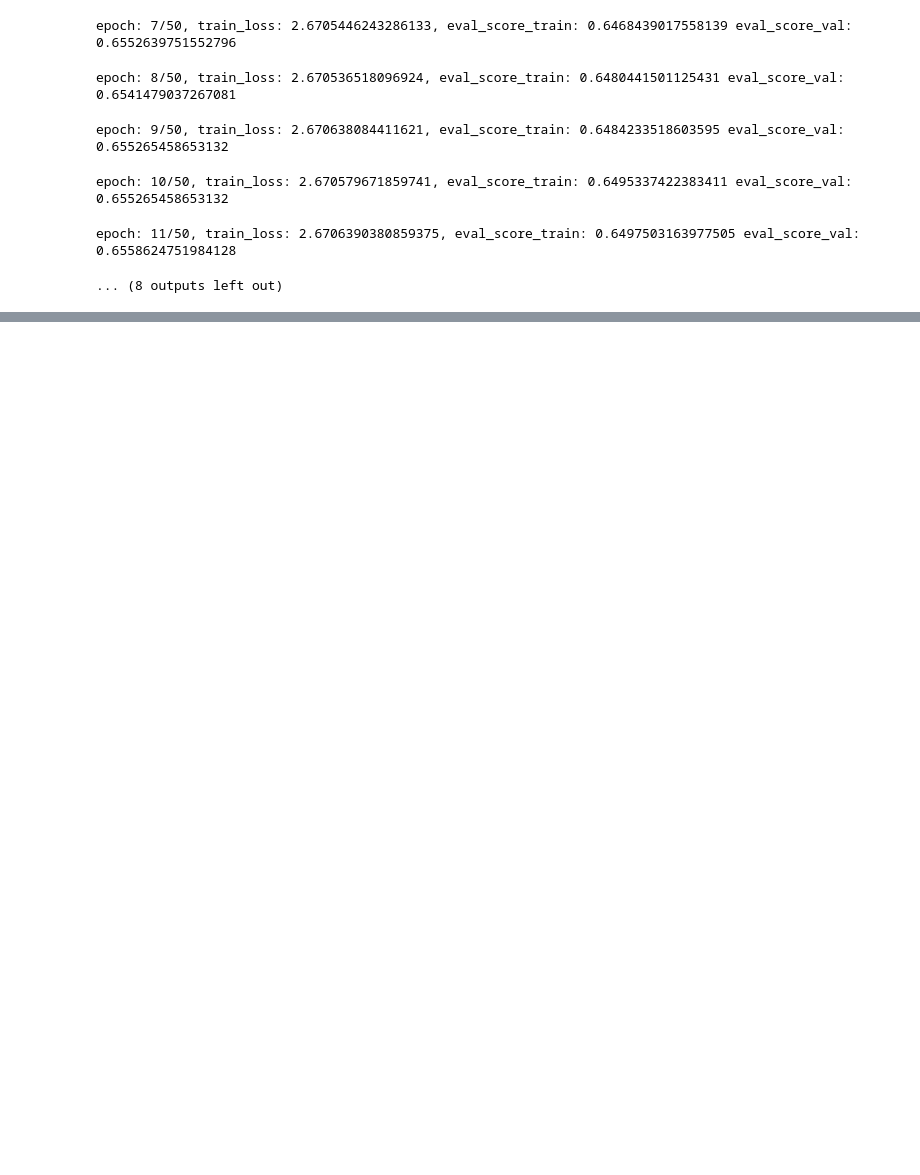
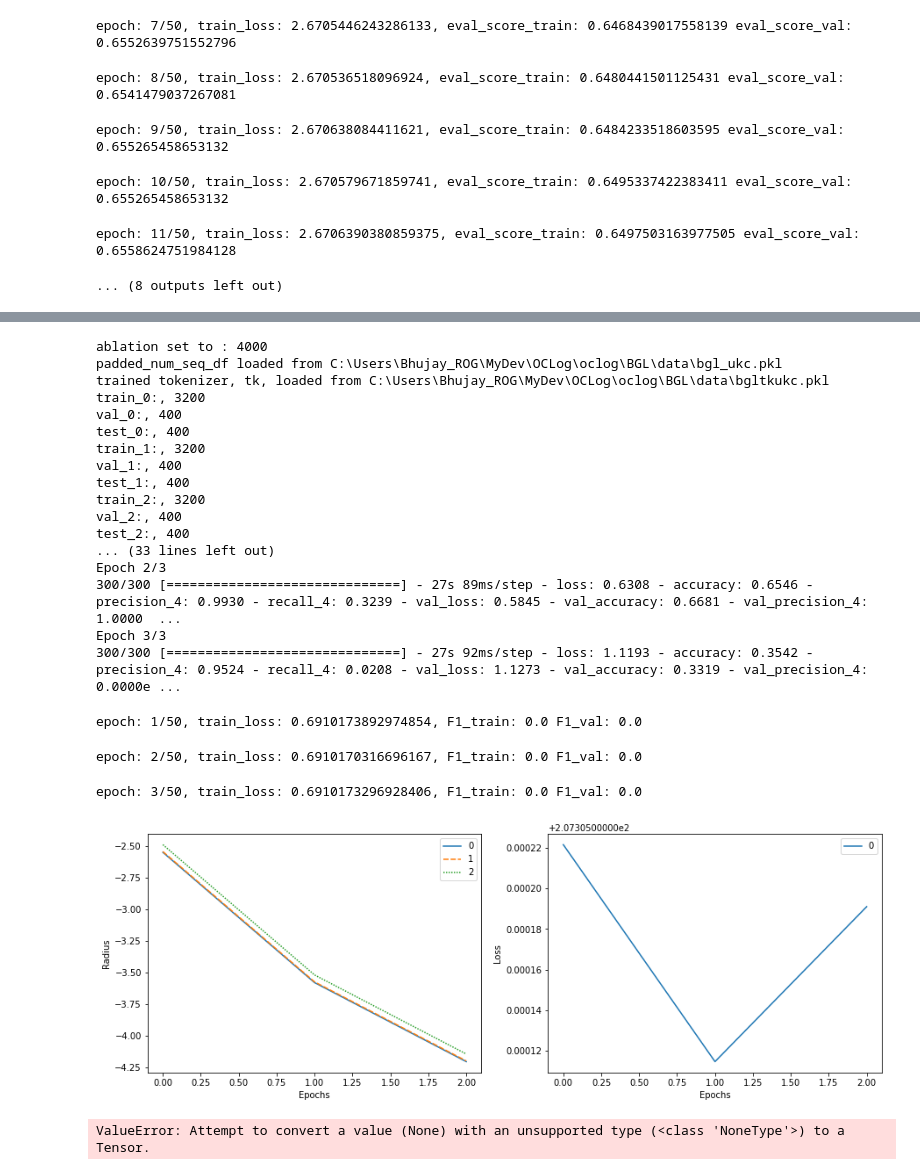
Before and after one commit to BhujayKumarBhatta/OCLog, a Jupyter notebook: oclog/openset/notebooks/E20.ipynb, the cells around one changed output, grey strips where cells are left out. Cells and saved outputs as stored; diff of their text form; code cells hidden in the pictures; blank space fills up the shorter version.

```diff
--- a/oclog/openset/notebooks/E20.ipynb
+++ b/oclog/openset/notebooks/E20.ipynb
@@ -275,0 +468,26 @@ Epoch 2/3
+# %%
+test_data, oset = oset_train(ablation=4000,designated_ukc_cls=5,num_classes=3,embedding_size=1,lr_rate=2,optimizer='adam',
+pretrain_epochs=3,octrain_epochs=50,wait_patient=3)
+# %% [output]
+ablation set to : 4000
+padded_num_seq_df loaded from C:\Users\Bhujay_ROG\MyDev\OCLog\oclog\BGL\data\bgl_ukc.pkl
+trained tokenizer, tk, loaded from C:\Users\Bhujay_ROG\MyDev\OCLog\oclog\BGL\data\bgltkukc.pkl
+train_0:, 3200
+val_0:, 400
+test_0:, 400
+train_1:, 3200
+val_1:, 400
+test_1:, 400
+train_2:, 3200
+val_2:, 400
+test_2:, 400
+... (33 lines left out)
+Epoch 2/3
+300/300 [==============================] - 27s 89ms/step - loss: 0.6308 - accuracy: 0.6546 - precision_4: 0.9930 - recall_4: 0.3239 - val_loss: 0.5845 - val_accuracy: 0.6681 - val_precision_4: 1.0000  ...
+Epoch 3/3
+300/300 [==============================] - 27s 92ms/step - loss: 1.1193 - accuracy: 0.3542 - precision_4: 0.9524 - recall_4: 0.0208 - val_loss: 1.1273 - val_accuracy: 0.3319 - val_precision_4: 0.0000e ...
+epoch: 1/50, train_loss: 0.6910173892974854, F1_train: 0.0 F1_val: 0.0
+epoch: 2/50, train_loss: 0.6910170316696167, F1_train: 0.0 F1_val: 0.0
+epoch: 3/50, train_loss: 0.6910173296928406, F1_train: 0.0 F1_val: 0.0
+[figure, added]
+ValueError: Attempt to convert a value (None) with an unsupported type (<class 'NoneType'>) to a Tensor.
```
Also changed, not shown: parts of 6 cells of this notebook, 7 other files.
